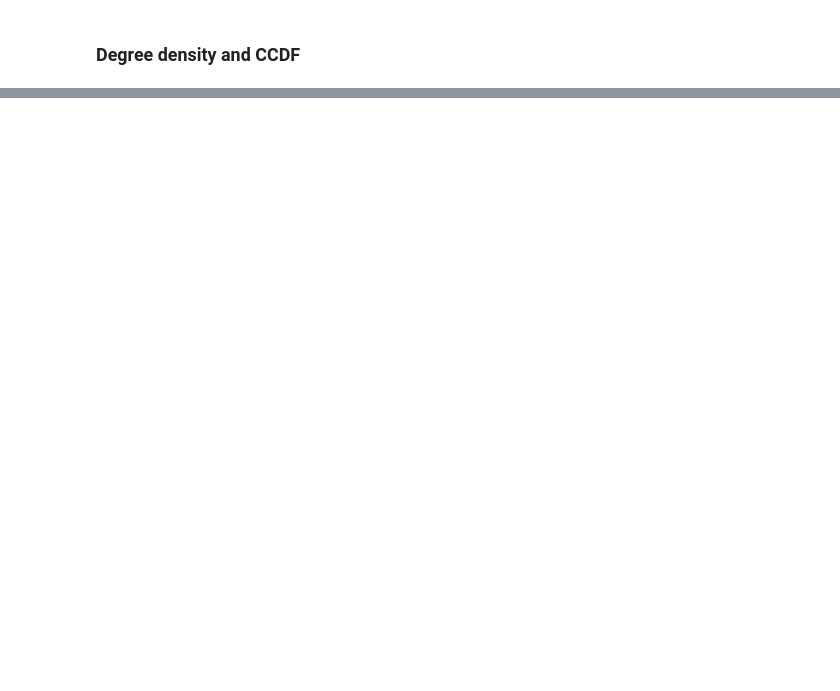
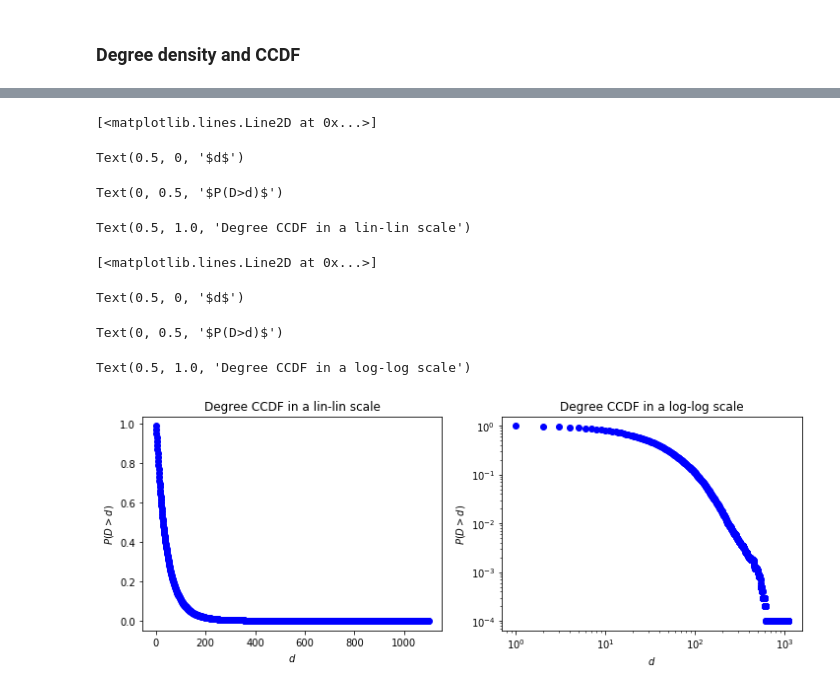
Before and after one commit to guglielmo84/cna_project, a Jupyter notebook: giant_component.ipynb, the cells around one changed output, grey strips where cells are left out. Drawn from its saved outputs; the diff is of its cells as text; code cells hidden in the pictures; blank space fills up the shorter version.

```diff
--- a/giant_component.ipynb
+++ b/giant_component.ipynb
@@ -338,0 +282,39 @@ IGRAPH UNW- 43953 262631 --
+# %%
+# 2. More general: use the ECDF function of statsmodels.distributions.empirical_distribution
+# ECDF(dataset) returns a the empirical CDF computed from the dataset, which can be used as a FUNCTION
+# - i.e., it is possible to call ECDF(x) for any x, irrespective of the set of data from which the ECDF is derived
+deg_cdf = ECDF(degree_sequnce)
+
+# scale the fig size twice in length
+default_sizes = plt.rcParams["figure.figsize"]
+fig_sizes = (2*default_sizes[0], default_sizes[1])
+
+# generate a figure with 2 subplots, organised in 1 row and 2 columns
+# ax1 and ax2 ("axes") are used to access the individual plots
+fig, (ax1, ax2) = plt.subplots(1, 2, figsize = fig_sizes)
+
+# plot the CCDF in lin-lin and log-log scales
+# see http://matplotlib.org/api/axes_api.html for the API of the Axis class
+# see http://matplotlib.org/api/pyplot_api.html#matplotlib.pyplot.plot or the Axes.plot() documentation
+# for the parameters of the plot method
+degs = np.arange(1,max(degree_sequnce)+1)
+
+ax1.plot(degs, 1-deg_cdf(degs), 'bo')
+ax1.set_xlabel("$d$")
+ax1.set_ylabel("$P(D>d)$")
+ax1.set_title("Degree CCDF in a lin-lin scale")
+
+ax2.loglog(degs, 1-deg_cdf(degs), 'bo')
+ax2.set_xlabel("$d$")
+ax2.set_ylabel("$P(D>d)$")
+ax2.set_title("Degree CCDF in a log-log scale")
+# %% [output]
+[<matplotlib.lines.Line2D at 0x...>]
+Text(0.5, 0, '$d$')
+Text(0, 0.5, '$P(D>d)$')
+Text(0.5, 1.0, 'Degree CCDF in a lin-lin scale')
+[<matplotlib.lines.Line2D at 0x...>]
+Text(0.5, 0, '$d$')
+Text(0, 0.5, '$P(D>d)$')
+Text(0.5, 1.0, 'Degree CCDF in a log-log scale')
+[figure, added]
```
Also changed, not shown: parts of 16 cells of this notebook.
